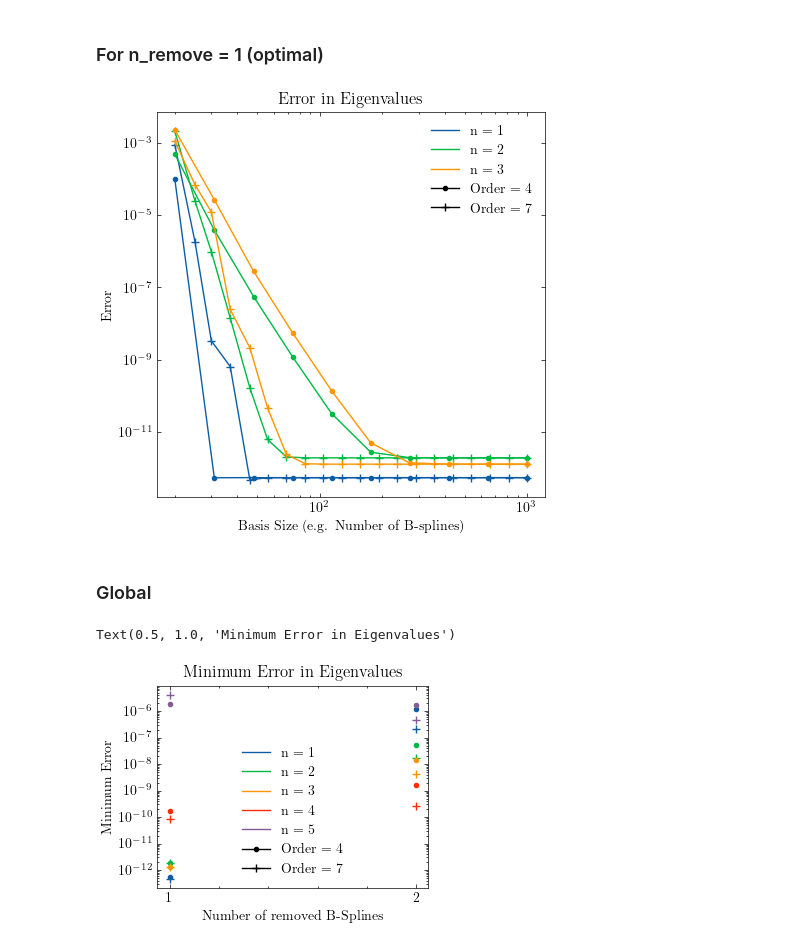
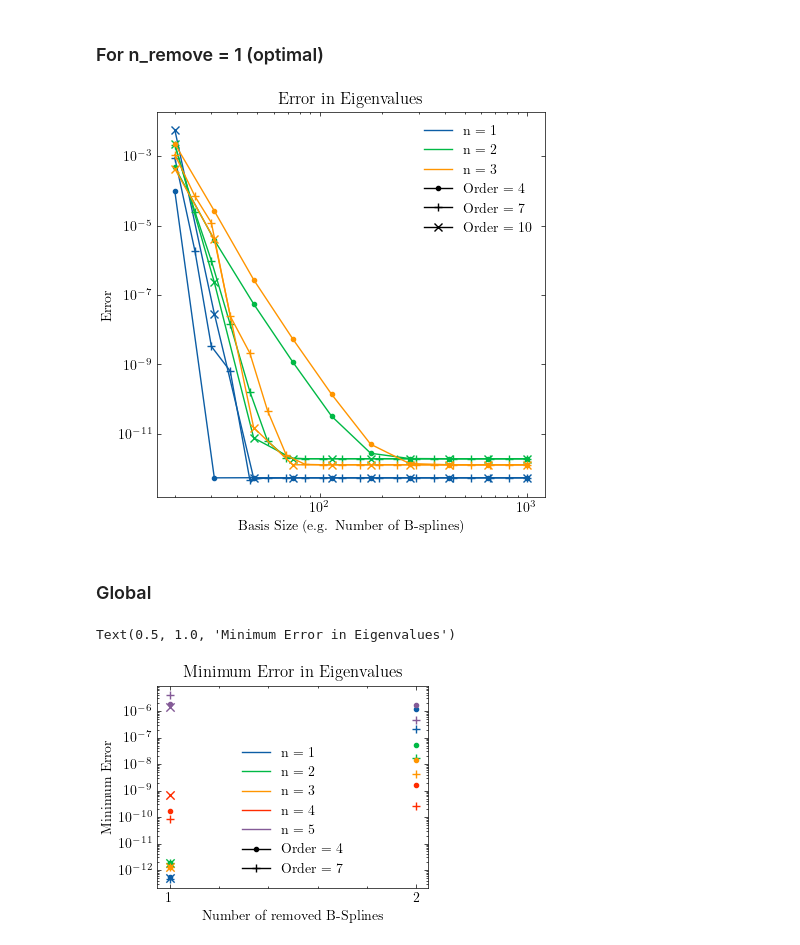
Before and after one commit to ma2this510/Dirac_Equation, a Jupyter notebook: notebook.ipynb, the cells around one changed output. Drawn from its saved outputs; the diff is of its cells as text; code cells hidden in the pictures.

Commit message:
Updated Plots

```diff
--- a/notebook.ipynb
+++ b/notebook.ipynb
@@ -127,32 +127,35 @@ for filename in os.listdir(folder_path):
 # %%
 fig, ax = plt.subplots(figsize=(5, 5))
 for i in range(3):
     ax.plot(n_list_1[order_list_1 == 7], error_1[order_list_1 == 7, i], label=f'n ={i+1}', marker='+', color='C'+str(i))
     ax.plot(n_list_1[order_list_1 == 4], error_1[order_list_1 == 4, i], label=f'n ={i+1}', marker='.', color='C'+str(i))
+    ax.plot(n_list_1[order_list_1 == 10], error_1[order_list_1 == 10, i], label=f'n ={i+1}', marker='x', color='C'+str(i))
 
 leg_n2 = mlines.Line2D([], [], color='C1', marker='', label=r'n = 2')
 leg_n3 = mlines.Line2D([], [], color='C2', marker='', label=r'n = 3')
 leg_n1 = mlines.Line2D([], [], color='C0', marker='', label=r'n = 1')
 leg_n4 = mlines.Line2D([], [], color='C3', marker='', label=r'n = 4')
 leg_n5 = mlines.Line2D([], [], color='C4', marker='', label=r'n = 5')
+leg_o10 = mlines.Line2D([], [], color='black', marker='x', label='Order = 10')
 leg_o7 = mlines.Line2D([], [], color='black', marker='+', label='Order = 7')
 leg_o4 = mlines.Line2D([], [], color='black', marker='.', label='Order = 4')
 
 ax.set_yscale('log')
 ax.set_xscale('log')
-ax.legend(handles=[leg_n1, leg_n2, leg_n3, leg_o4, leg_o7])
+ax.legend(handles=[leg_n1, leg_n2, leg_n3, leg_o4, leg_o7, leg_o10])
 ax.set_xlabel('Basis Size (e.g. Number of B-splines)')
 ax.set_ylabel('Error')
 ax.set_title('Error in Eigenvalues')
 plt.show()
 # %% [output]
-[figure, old version]
+[figure, new version]
 # %% [markdown]
 ### Global
 # %%
 for n in range(5):
     plt.scatter('1', np.min(error_1[order_list_1 == 4, n]), color='C'+str(n), marker='.')
     plt.scatter('1', np.min(error_1[order_list_1 == 7, n]), color='C'+str(n), marker='+')
+    plt.scatter('1', np.min(error_1[order_list_1 == 10, n]), color='C'+str(n), marker='x')
     plt.scatter('2', np.min(error_2[order_list_2 == 4, n]), color='C'+str(n), marker='.')
     plt.scatter('2', np.min(error_2[order_list_2 == 7, n]), color='C'+str(n), marker='+')
 
@@ -163,7 +166,7 @@ plt.legend(handles=[leg_n1, leg_n2, leg_n3, leg_n4, leg_n5, leg_o4, leg_o7])
 plt.title('Minimum Error in Eigenvalues')
 # %% [output]
 Text(0.5, 1.0, 'Minimum Error in Eigenvalues')
-[figure, old version]
+[figure, new version]
 # %%
 fig, axs = plt.subplots(1, 2, figsize=(10, 5))
 for i in range(5):
```
Also changed, not shown: parts of 1 cell of this notebook, 3 other files.
